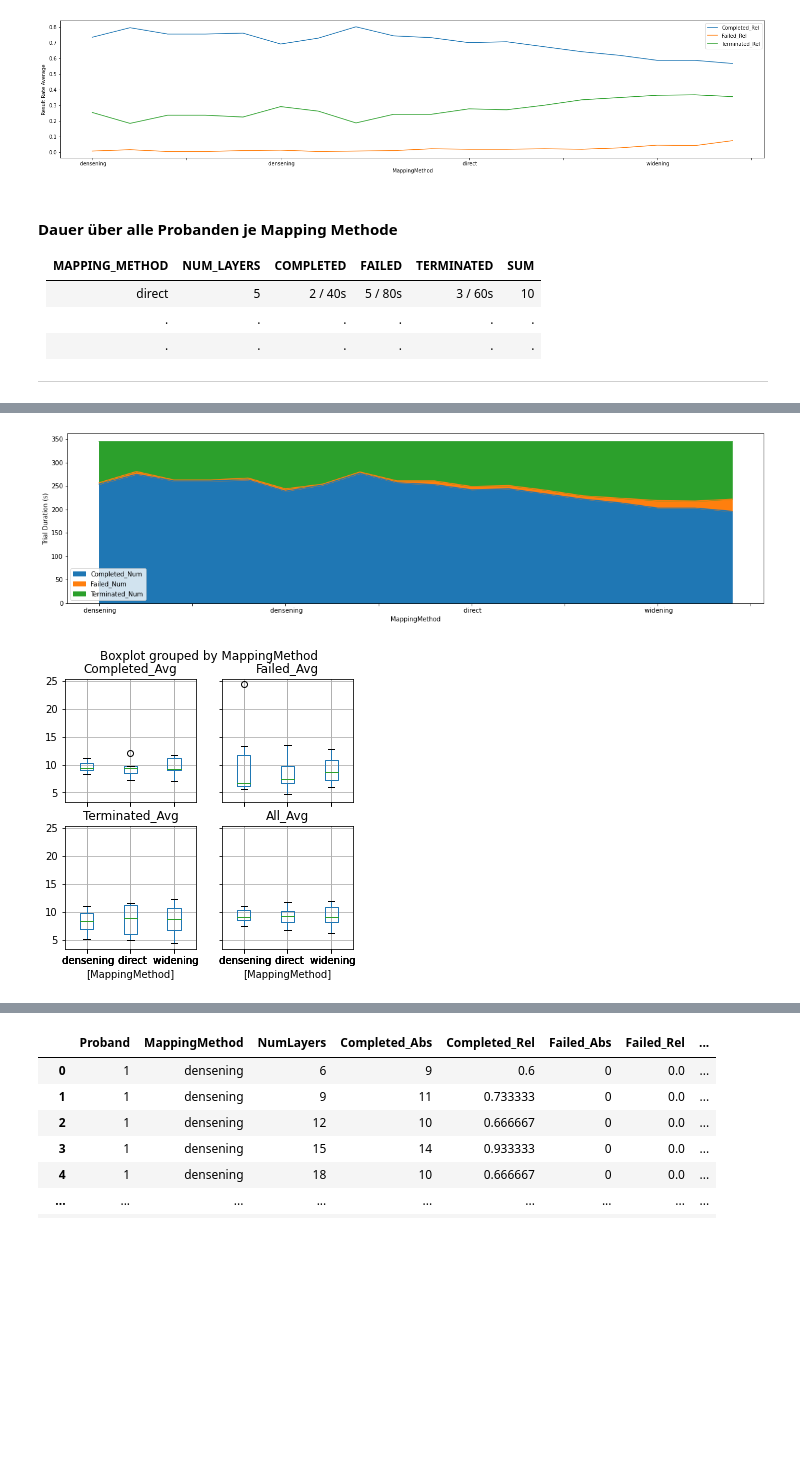
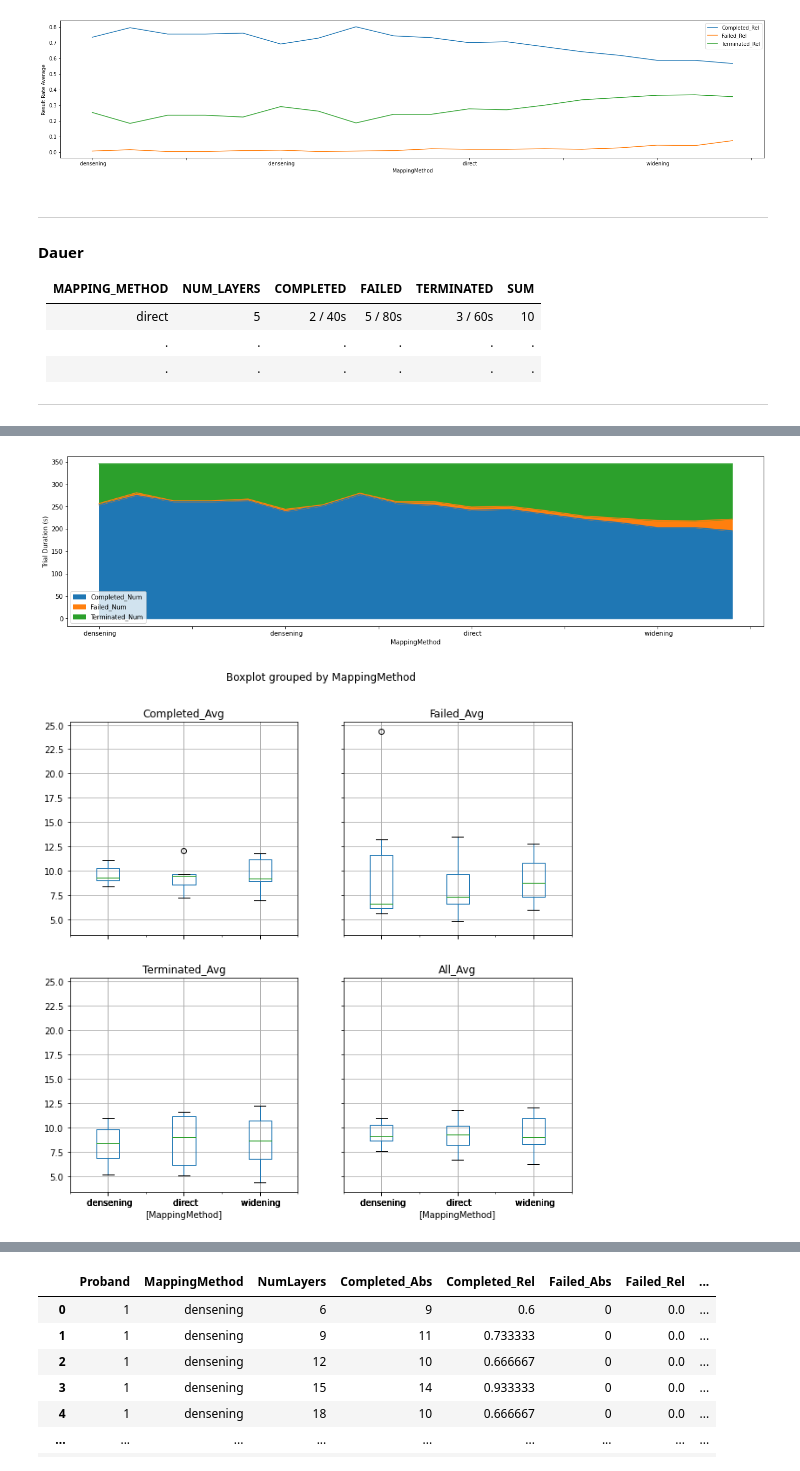
Before and after one commit to visualengineers/reflex-avi2022-results, a Jupyter notebook: code/zelasto study.ipynb, the cells around one changed output, grey strips where cells are left out. Drawn from its saved outputs; the diff is of its cells as text; code cells hidden in the pictures; blank space fills up the shorter version.

```diff
--- a/code/zelasto study.ipynb
+++ b/code/zelasto study.ipynb
@@ -1359,7 +1388,8 @@ df_rates.to_csv(rf'{export}rates_global_mapping_layers.csv', sep= ";")
 | 17 | widening | 21 | 196 | 0.568116 | 26 | 0.075362 | 123 | ... |
 [figure]
 # %% [markdown]
-#### Dauer über alle Probanden je Mapping Methode
+---
+#### Dauer
 
 | MAPPING_METHOD | NUM_LAYERS     | COMPLETED | FAILED  | TERMINATED | SUM |
 | ---            | ---            | ---       | ---     | ---        | --- |
@@ -1402,37 +1432,39 @@ df_times["Terminated_Avg"] = m_idx.get_level_values(8)
 df_times["Sum_Num"] = df_times["Completed_Num"] + df_times["Failed_Num"] + df_times["Terminated_Num"]
 df_times["Sum_Total"] = df_times["Completed_Total"] + df_times["Failed_Total"] + df_times["Terminated_Total"]
 df_times["All_Avg"] = df_times["Sum_Total"] / df_times["Sum_Num"]
 
 display(df_times)
 
 ax = df_times[["MappingMethod", "Completed_Num", "Failed_Num", "Terminated_Num"]].plot.area(x="MappingMethod", figsize=(20, 5))
 ax.set_ylabel("Trial Duration (s)")
-ax.get_figure().savefig(rf'{export}times_global_mapping_layers_area.png')
+ax.get_figure().savefig(rf'{export_img}times_global_mapping_layers_area.png')
+ax.get_figure().savefig(rf'{export_img}times_global_mapping_layers_area.svg')
 
-ax = df_times[["NumLayers", "MappingMethod", "Completed_Avg", "Failed_Avg", "Terminated_Avg", "All_Avg"]].boxplot(column=["Completed_Avg", "Failed_Avg", "Terminated_Avg", "All_Avg"], by=["MappingMethod"], figsize=(5, 5))
+ax = df_times[["NumLayers", "MappingMethod", "Completed_Avg", "Failed_Avg", "Terminated_Avg", "All_Avg"]].boxplot(column=["Completed_Avg", "Failed_Avg", "Terminated_Avg", "All_Avg"], by=["MappingMethod"], figsize=(10, 10))
 
-plt.savefig(rf'{export}times_global_mapping_layers_box.png')
+plt.savefig(rf'{export_img}times_global_mapping_layers_box.png')
+plt.savefig(rf'{export_img}times_global_mapping_layers_box.svg')
 
 df_times.to_csv(rf'{export}times_global_mapping_layers.csv', sep= ";")
 # %% [output]
 |  | MappingMethod | NumLayers | Completed_Num | Completed_Total | Completed_Avg | Failed_Num | Failed_Total | ... |
 | 0 | densening | 6 | 254 | 2126.898 | 8.373614 | 3 | 20.797 | ... |
 | 1 | densening | 9 | 275 | 2500.071 | 9.091167 | 6 | 36.819 | ... |
 | 2 | densening | 12 | 261 | 2363.617 | 9.056004 | 2 | 11.346 | ... |
 | 3 | densening | 15 | 261 | 2508.066 | 9.609448 | 2 | 48.667 | ... |
 | 4 | densening | 18 | 263 | 2916.524 | 11.089445 | 4 | 25.603 | ... |
 | 5 | densening | 21 | 239 | 2526.930 | 10.572929 | 5 | 66.178 | ... |
 | 6 | direct | 6 | 252 | 1836.313 | 7.286956 | 2 | 9.607 | ... |
 | 7 | direct | 9 | 277 | 2586.452 | 9.337372 | 3 | 19.595 | ... |
 | 8 | direct | 12 | 257 | 2135.795 | 8.310486 | 4 | 27.983 | ... |
 | 9 | direct | 15 | 253 | 2425.901 | 9.588542 | 8 | 107.961 | ... |
 | ... | ... | ... | ... | ... | ... | ... | ... | ... |
 | 13 | widening | 9 | 222 | 2024.610 | 9.119865 | 7 | 52.581 | ... |
 | 14 | widening | 12 | 214 | 1914.469 | 8.946117 | 10 | 72.437 | ... |
 | 15 | widening | 15 | 203 | 1894.024 | 9.330167 | 16 | 177.676 | ... |
 | 16 | widening | 18 | 203 | 2386.888 | 11.758069 | 15 | 149.162 | ... |
 | 17 | widening | 21 | 196 | 2311.313 | 11.792413 | 26 | 331.959 | ... |
-[figure, old version]
+[figure, new version]
-[figure, old version]
+[figure, new version]
 # %% [markdown]
 ---
```
Also changed, not shown: parts of 30 cells of this notebook, 47 other files.
